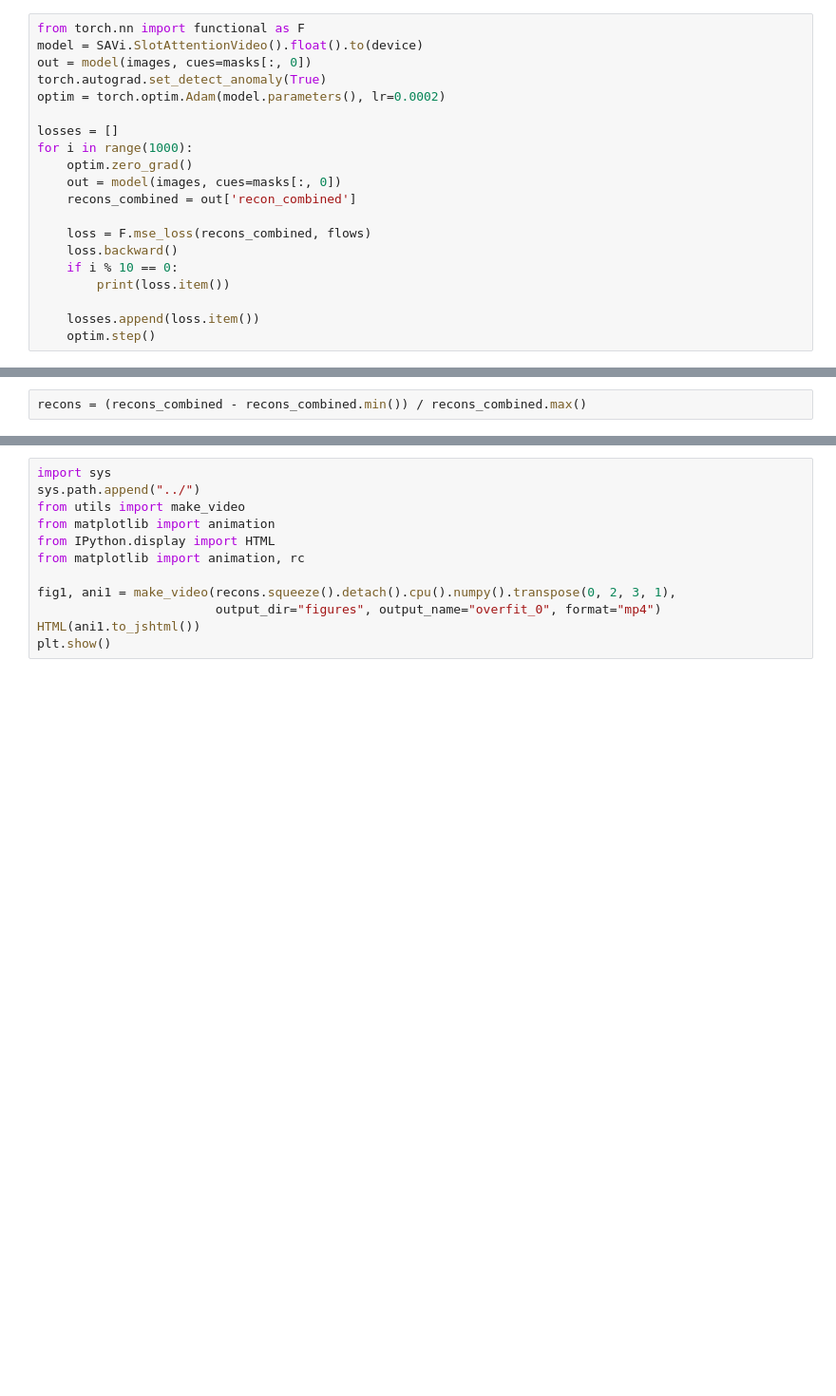
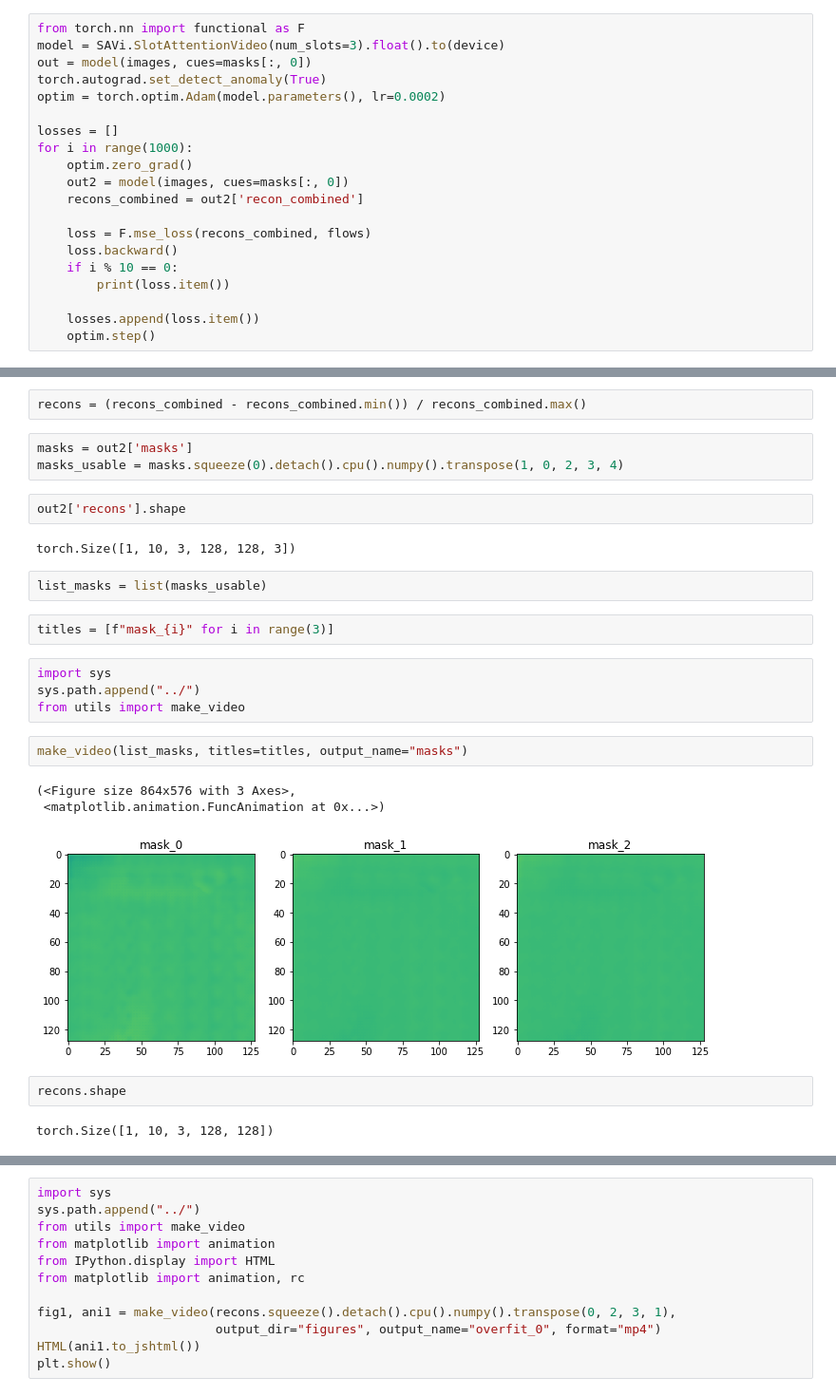
Before and after one commit to yifr/GestaltVision, a Jupyter notebook: explore.ipynb, the cells around one changed output, grey strips where cells are left out. Shown: that part at 95% size. Saved outputs shown, nothing was run; the diff lists cells and outputs as text; blank space fills up the shorter version.

Commit message:
added video utils

```diff
--- a/explore.ipynb
+++ b/explore.ipynb
@@ -38,7 +168,7 @@ plt.show()
 [figure]
 # %%
 from torch.nn import functional as F
-model = SAVi.SlotAttentionVideo().float().to(device)
+model = SAVi.SlotAttentionVideo(num_slots=3).float().to(device)
 out = model(images, cues=masks[:, 0])
 torch.autograd.set_detect_anomaly(True)
 optim = torch.optim.Adam(model.parameters(), lr=0.0002)
@@ -46,8 +176,8 @@ optim = torch.optim.Adam(model.parameters(), lr=0.0002)
 losses = []
 for i in range(1000):
     optim.zero_grad()
-    out = model(images, cues=masks[:, 0])
-    recons_combined = out['recon_combined']
+    out2 = model(images, cues=masks[:, 0])
+    recons_combined = out2['recon_combined']
 
     loss = F.mse_loss(recons_combined, flows)
     loss.backward()
@@ -77,2 +211,27 @@ for i in range(1000):
 # %%
 recons = (recons_combined - recons_combined.min()) / recons_combined.max()
+# %%
+masks = out2['masks']
+masks_usable = masks.squeeze(0).detach().cpu().numpy().transpose(1, 0, 2, 3, 4)
+# %%
+out2['recons'].shape
+# %% [output]
+torch.Size([1, 10, 3, 128, 128, 3])
+# %%
+list_masks = list(masks_usable)
+# %%
+titles = [f"mask_{i}" for i in range(3)]
+# %%
+import sys
+sys.path.append("../")
+from utils import make_video
+# %%
+make_video(list_masks, titles=titles, output_name="masks")
+# %% [output]
+(<Figure size 864x576 with 3 Axes>,
+ <matplotlib.animation.FuncAnimation at 0x...>)
+[figure, added]
+# %%
+recons.shape
+# %% [output]
+torch.Size([1, 10, 3, 128, 128])
```
Also changed, not shown: parts of 10 cells of this notebook, 1 other file.
